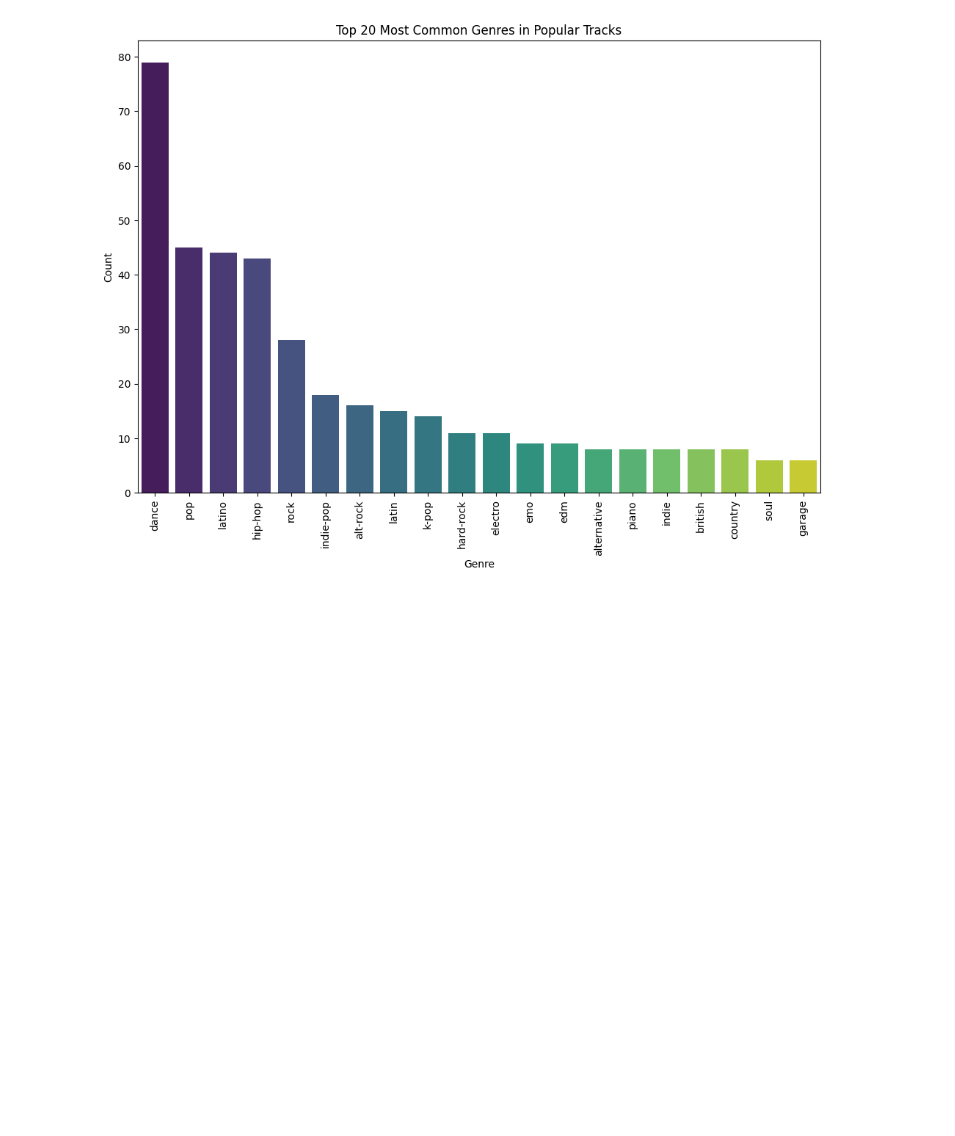
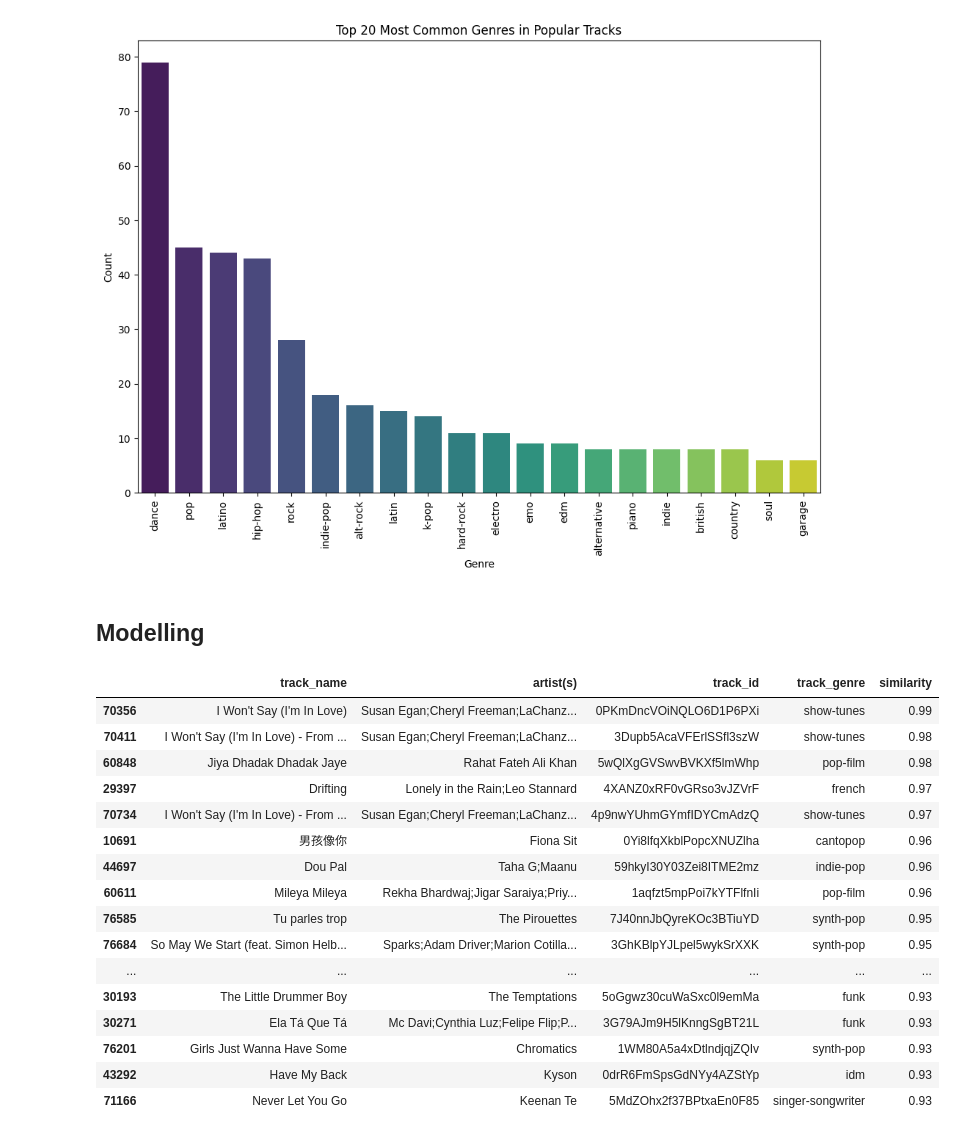
Before and after one commit to JamieBennett-Dev/Mood-Playlist-Generator, a Jupyter notebook: main.ipynb, the cells around one changed output. Drawn from its saved outputs; the diff is of its cells as text; code cells hidden in the pictures; blank space fills up the shorter version.

Commit message:
modelling completion? tweak if necessary... all seems to be working well with good metrics. suspicious.

```diff
--- a/main.ipynb
+++ b/main.ipynb
@@ -293,3 +293,5 @@ Passing `palette` without assigning `hue` is deprecated and will be removed in v
 
   sns.barplot(x=top_popular_genres.index, y=top_popular_genres.values, palette='viridis')
 [figure]
+# %% [markdown]
+## Modelling
@@ -295,0 +308,57 @@ Passing `palette` without assigning `hue` is deprecated and will be removed in v
+# %%
+def generate_mood_playlist(df, features_scaled, track_id=None, track_name=None, artist=None, top_n=20):
+
+    # Locate the song
+    if track_id:
+        match = df[df['track_id'] == track_id]
+    elif track_name and artist:
+        match = df[(df['track_name'].str.lower() == track_name.lower()) &
+                   (df['artists'].str.lower().str.contains(artist.lower()))]
+    else:
+        raise ValueError("Provide either a track_id or both track_name and artist.")
+
+    if match.empty:
+        raise ValueError("Song not found. Check the spelling or availability.")
+
+    # Get the index of the matched track
+    idx = match.index[0]
+
+    # Compute cosine similarity
+    sim_scores = cosine_similarity([features_scaled[idx]], features_scaled)[0]
+
+    # Create a DataFrame of similarity scores
+    sim_df = pd.DataFrame({
+        'track_name': df['track_name'],
+        'artist(s)': df['artists'],
+        'track_id': df['track_id'],
+        'track_genre': df['track_genre'],
+        'similarity': np.round(sim_scores, 2)
+    })
+
+    # Remove the input song from results
+    sim_df = sim_df[sim_df['track_id'] != df.loc[idx, 'track_id']]
+
+    # Get top N similar songs
+    recommended = sim_df.sort_values(by='similarity', ascending=False).head(top_n)
+
+    return recommended
+# %%
+generate_mood_playlist(df_features, X, track_id="5Z01kGFWQcQA3XBRxjAzAJ")
+# %% [output]
+|  | track_name | artist(s) | track_id | track_genre | similarity |
+| 70356 | I Won't Say (I'm In Love) | Susan Egan;Cheryl Freeman;LaChanz... | 0PKmDncVOiNQLO6D1P6PXi | show-tunes | 0.99 |
+| 70411 | I Won't Say (I'm In Love) - From ... | Susan Egan;Cheryl Freeman;LaChanz... | 3Dupb5AcaVFErlSSfl3szW | show-tunes | 0.98 |
+| 60848 | Jiya Dhadak Dhadak Jaye | Rahat Fateh Ali Khan | 5wQlXgGVSwvBVKXf5lmWhp | pop-film | 0.98 |
+| 29397 | Drifting | Lonely in the Rain;Leo Stannard | 4XANZ0xRF0vGRso3vJZVrF | french | 0.97 |
+| 70734 | I Won't Say (I'm In Love) - From ... | Susan Egan;Cheryl Freeman;LaChanz... | 4p9nwYUhmGYmfIDYCmAdzQ | show-tunes | 0.97 |
+| 10691 | 男孩像你 | Fiona Sit | 0Yi8lfqXkblPopcXNUZlha | cantopop | 0.96 |
+| 44697 | Dou Pal | Taha G;Maanu | 59hkyI30Y03Zei8ITME2mz | indie-pop | 0.96 |
+| 60611 | Mileya Mileya | Rekha Bhardwaj;Jigar Saraiya;Priy... | 1aqfzt5mpPoi7kYTFlfnIi | pop-film | 0.96 |
+| 76585 | Tu parles trop | The Pirouettes | 7J40nnJbQyreKOc3BTiuYD | synth-pop | 0.95 |
+| 76684 | So May We Start (feat. Simon Helb... | Sparks;Adam Driver;Marion Cotilla... | 3GhKBlpYJLpel5wykSrXXK | synth-pop | 0.95 |
+| ... | ... | ... | ... | ... | ... |
+| 30193 | The Little Drummer Boy | The Temptations | 5oGgwz30cuWaSxc0l9emMa | funk | 0.93 |
+| 30271 | Ela Tá Que Tá | Mc Davi;Cynthia Luz;Felipe Flip;P... | 3G79AJm9H5lKnngSgBT21L | funk | 0.93 |
+| 76201 | Girls Just Wanna Have Some | Chromatics | 1WM80A5a4xDtlndjqjZQIv | synth-pop | 0.93 |
+| 43292 | Have My Back | Kyson | 0drR6FmSpsGdNYy4AZStYp | idm | 0.93 |
+| 71166 | Never Let You Go | Keenan Te | 5MdZOhx2f37BPtxaEn0F85 | singer-songwriter | 0.93 |
```
Also changed, not shown: parts of 3 cells of this notebook, 1 other file.
